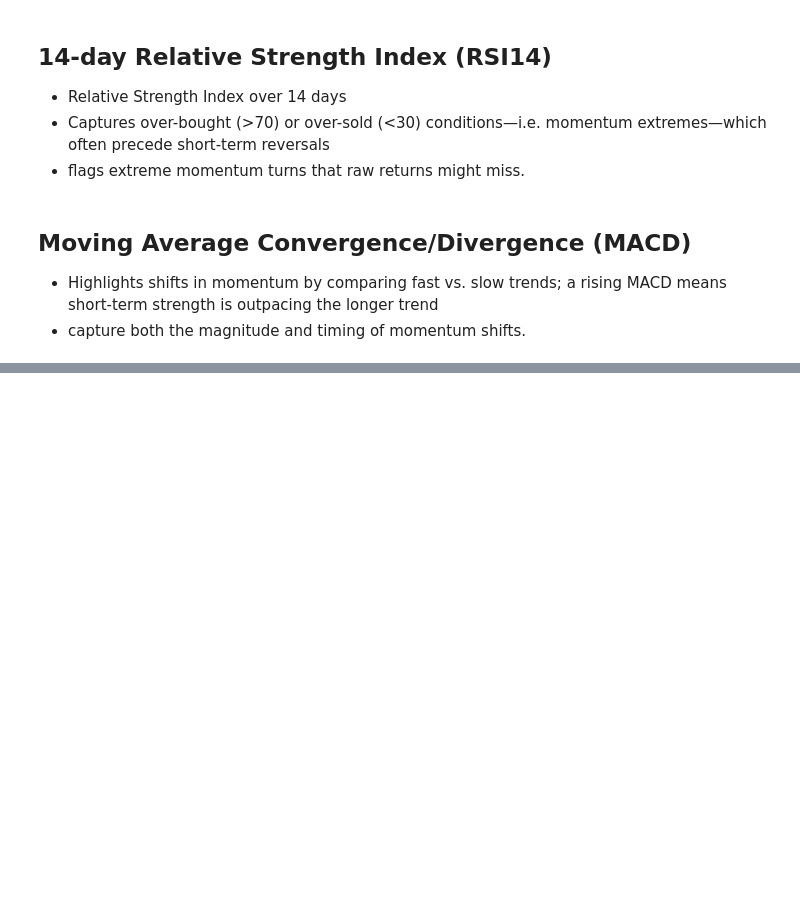
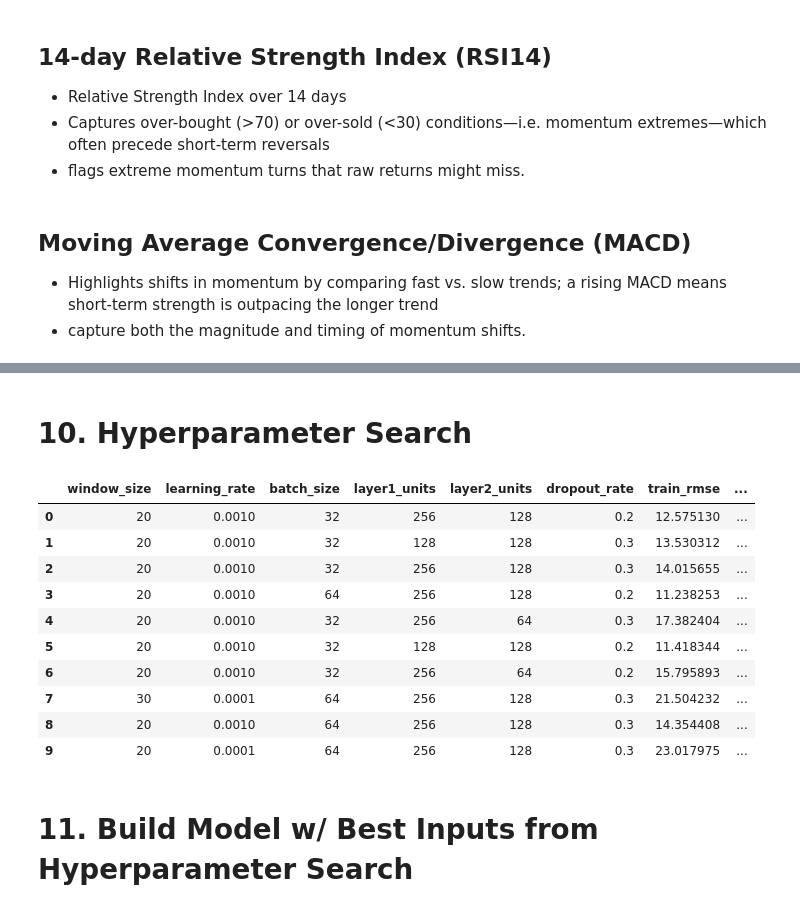
Before and after one commit to d1ananguyen/stock-market-prediction-project, a Jupyter notebook: notebooks/diana/models/DNN/dnn_model.ipynb, the cells around one changed output, grey strips where cells are left out. Cells and saved outputs as stored; diff of their text form; code cells hidden in the pictures; blank space fills up the shorter version.

```diff
--- a/notebooks/diana/models/DNN/dnn_model.ipynb
+++ b/notebooks/diana/models/DNN/dnn_model.ipynb
@@ -371,0 +267,70 @@ plt.show()
+# %% [markdown]
+# 10. Hyperparameter Search
+# %%
+# 1) Define your grid
+param_grid = {
+    'window_size':   [20, 30],
+    'learning_rate': [1e-3, 1e-4],
+    'batch_size':    [32, 64],
+    'layer1_units':  [128, 256],
+    'layer2_units':  [64, 128],
+    'dropout_rate':  [0.2, 0.3]
+}
+hp_results = []
+
+# 2) Loop through combinations
+for ws, lr, bs, l1, l2, dr in itertools.product(*param_grid.values()):
+     # a) Scale & window using helpers
+    X_tr_raw, y_tr = prep(train_df)
+    X_va_raw, y_va = prep(val_df)
+    X_train, y_train = make_windows(X_tr_raw, y_tr, ws)
+    X_val,   y_val   = make_windows(X_va_raw, y_va, ws)
+
+    # b) Build & compile
+    m = build_dnn(ws, len(feature_cols), l1, l2, dr, lr)
+
+    # c) Train
+    es = EarlyStopping('val_rmse', patience=5, restore_best_weights=True)
+    t0 = time.time()
+
+    # Train Model
+    h  = m.fit(
+        X_train, y_train,
+        validation_data=(X_val, y_val),
+        epochs=100, batch_size=bs,
+        callbacks=[es], verbose=0
+    )
+    dt = time.time() - t0
+
+    best_val_rmse = min(h.history['val_rmse'])
+    best_epoch    = h.history['val_rmse'].index(best_val_rmse)
+    best_train_rmse = h.history['rmse'][best_epoch]
+
+    # d) Record
+    hp_results.append({
+        'window_size': ws, 'learning_rate': lr,
+        'batch_size': bs, 'layer1_units': l1,
+        'layer2_units': l2, 'dropout_rate': dr,
+        'train_rmse': best_train_rmse,
+        'val_rmse': best_val_rmse,
+        'epochs_run': len(h.history['loss']),
+        'train_time_s': round(dt,2)
+    })
+
+# 3) Summarize
+df_hp = pd.DataFrame(hp_results).sort_values('val_rmse').reset_index(drop=True)
+display(df_hp.head(10))
+# %% [output]
+|  | window_size | learning_rate | batch_size | layer1_units | layer2_units | dropout_rate | train_rmse | ... |
+| 0 | 20 | 0.0010 | 32 | 256 | 128 | 0.2 | 12.575130 | ... |
+| 1 | 20 | 0.0010 | 32 | 128 | 128 | 0.3 | 13.530312 | ... |
+| 2 | 20 | 0.0010 | 32 | 256 | 128 | 0.3 | 14.015655 | ... |
+| 3 | 20 | 0.0010 | 64 | 256 | 128 | 0.2 | 11.238253 | ... |
+| 4 | 20 | 0.0010 | 32 | 256 | 64 | 0.3 | 17.382404 | ... |
+| 5 | 20 | 0.0010 | 32 | 128 | 128 | 0.2 | 11.418344 | ... |
+| 6 | 20 | 0.0010 | 32 | 256 | 64 | 0.2 | 15.795893 | ... |
+| 7 | 30 | 0.0001 | 64 | 256 | 128 | 0.3 | 21.504232 | ... |
+| 8 | 20 | 0.0010 | 64 | 256 | 128 | 0.3 | 14.354408 | ... |
+| 9 | 20 | 0.0001 | 64 | 256 | 128 | 0.3 | 23.017975 | ... |
+# %% [markdown]
+# 11. Build Model w/ Best Inputs from Hyperparameter Search
```
Also changed, not shown: parts of 44 cells of this notebook, 1 other file.
